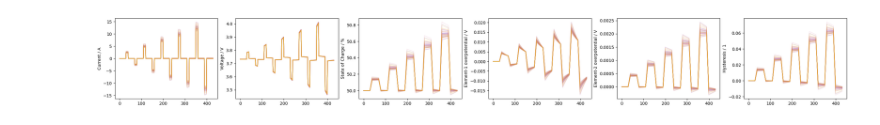
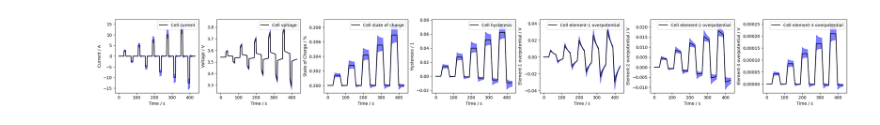
Before and after one commit to DigiBatt/Milestone-8, a Jupyter notebook: sim_dcir.ipynb, the cells around one changed output. Cells and saved outputs as stored; diff of their text form; code cells hidden in the pictures.

```diff
--- a/sim_dcir.ipynb
+++ b/sim_dcir.ipynb
@@ -57,6 +55,7 @@ def pde(x, mu, sigma):
     return 1 / (sigma * np.sqrt(2 * np.pi)) * np.exp(-0.5 * ((x - mu) / sigma) ** 2)
 
 
+# Simple visualization of the distributions of SOH and SOR in the cell grid
 fig, axs = plt.subplots(1, 2, figsize=(10, 4), constrained_layout=True)
 
 vals = [
@@ -80,6 +79,6 @@ for i, (x, m, s) in enumerate(zip(vals, mu, sigma)):
         x, pde(x, m, s), ls="none", marker="o", color="k", mfc="w", label="Samples"
     )
     axs[i].set_xlabel(names[i])
-    axs[i].set_ylabel("Density")
+    axs[i].set_ylabel("Density / 1")
     axs[i].legend(loc="upper right")
 # %% [output]
@@ -113,3 +121,2 @@ for i, key in enumerate(keys):
 # %%
-logging.basicConfig(level=logging.DEBUG)
-sim = dcir(module, newton_options={"sparse": True, "tol": 1e-1})
+sim = dcir(module, newton_options={"sparse": True, "tol": 1e-6})
@@ -141,31 +123,88 @@ np.array(sim.y).shape
 # %%
-cmap = plt.colormaps["plasma"]
-alpha = 0.1
-fig, axs = plt.subplots(1, 6, figsize=(25, 3), constrained_layout=True)
+fig, axs = plt.subplots(
+    1,
+    4 + module.cellgrid.number_of_rc_elements,
+    figsize=(25, 3),
+    constrained_layout=True,
+)
 for i, name in enumerate(
     [
         "Current / A",
         "Voltage / V",
         "State of Charge / %",
-        "Element-1 overpotential / V",
-        "Element-2 overpotential / V",
         "Hysteresis / 1",
+    ]
+    + [
+        f"Element-{j} overpotential / V"
+        for j in range(1, module.cellgrid.number_of_rc_elements + 1)
     ]
 ):
     axs[i].set_ylabel(name)
+    axs[i].set_xlabel("Time / s")
 
-n = module.n_series * module.n_parallel
-m = 0
-for i in range(module.n_series):
-    for j in range(module.n_parallel):
-        color = cmap(m / (n - 1))
-        axs[0].plot(sim.t, sim.cell_current[:, i, j], color=color, alpha=alpha)
-        axs[1].plot(sim.t, sim.cell_voltage[:, i, j], color=color, alpha=alpha)
-        axs[2].plot(sim.t, 100 * sim.cell_soc[:, i, j], color=color, alpha=alpha)
-        axs[3].plot(sim.t, sim.cell_polarization[0][:, i, j], color=color, alpha=alpha)
-        axs[4].plot(sim.t, sim.cell_polarization[1][:, i, j], color=color, alpha=alpha)
-        axs[5].plot(sim.t, sim.cell_hysteresis[:, i, j], color=color, alpha=alpha)
-        m += 1
+k = sim.t.shape[0]
+
+axs[0].plot(
+    sim.t,
+    sim.cell_current.reshape((k, -1)).mean(axis=1),
+    color="k",
+    alpha=1,
+    label="Cell current",
+)
+axs[0].fill_between(
+    sim.t,
+    sim.cell_current.reshape((k, -1)).max(axis=1),
+    sim.cell_current.reshape((k, -1)).min(axis=1),
+    color="b",
+    alpha=0.5,
+    label="_",
+)
+
+axs[1].plot(
+    sim.t,
+    sim.cell_voltage.reshape((k, -1)).mean(axis=1),
+    color="k",
+    alpha=1,
+    label="Cell voltage",
+)
+axs[1].fill_between(
+    sim.t,
+    sim.cell_voltage.reshape((k, -1)).max(axis=1),
+    sim.cell_voltage.reshape((k, -1)).min(axis=1),
+    color="b",
+    alpha=0.5,
+    label="_",
+)
+for i, key in enumerate(
+    [
+        "State of Charge / 1",
+        "Hysteresis / 1",
+    ]
+    + [
+        f"Element-{j} overpotential / V"
+        for j in range(1, module.cellgrid.number_of_rc_elements + 1)
+    ],
+    start=2,
+):
+    axs[i].plot(
+        sim.t,
+        sim.states[key].reshape((k, -1)).mean(axis=1),
+        color="k",
+        alpha=1,
+        label="Cell " + key.split(" /")[0].lower(),
+    )
+    axs[i].fill_between(
+        sim.t,
+        sim.states[key].reshape((k, -1)).max(axis=1),
+        sim.states[key].reshape((k, -1)).min(axis=1),
+        color="b",
+        alpha=0.5,
+        label="_",
+    )
+for ax in axs:
+    ax.legend(loc="upper right")
+
+fig.savefig("figures/sim_dcir_cell.png", dpi=300)
 # %% [output]
-[figure, old version]
+[figure, new version]
 # %%
```
Also changed, not shown: parts of 7 cells of this notebook, 6 other files.
